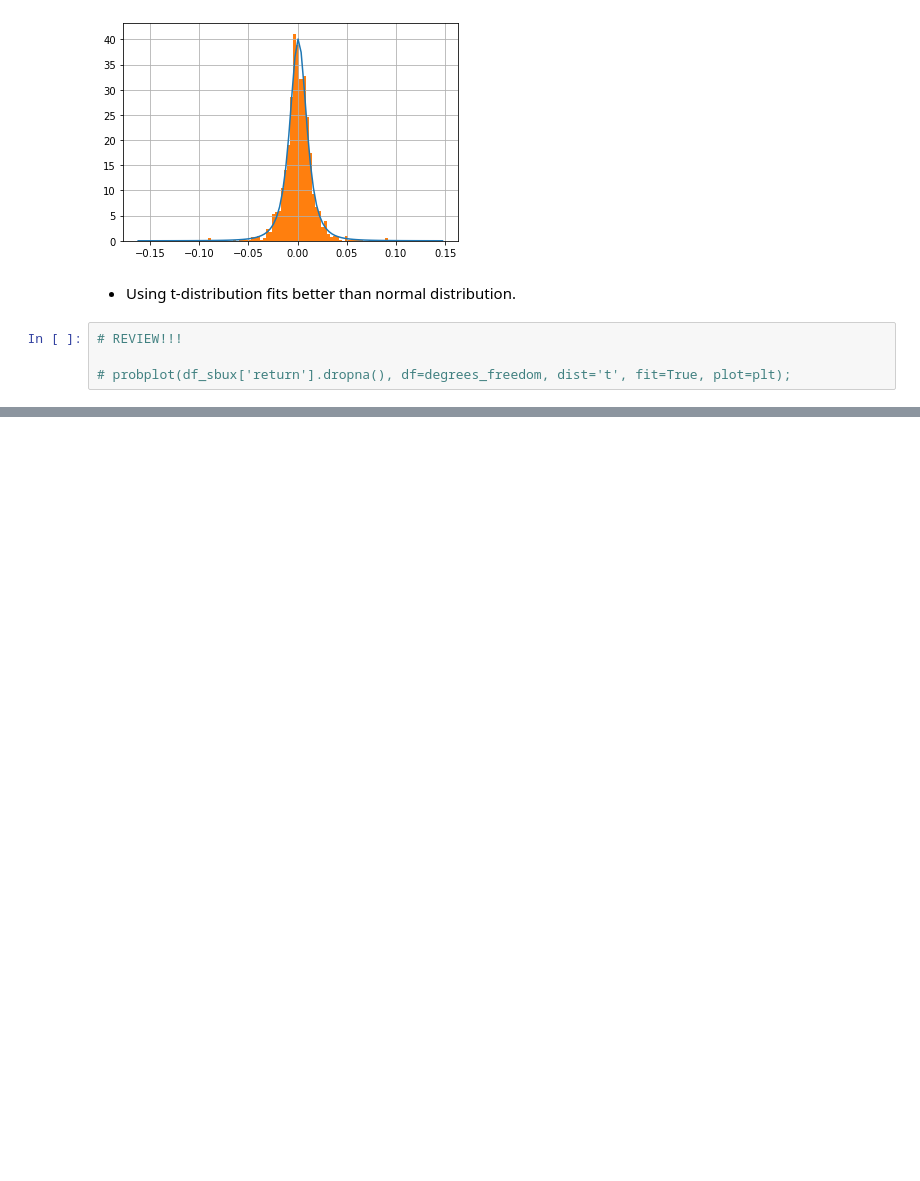
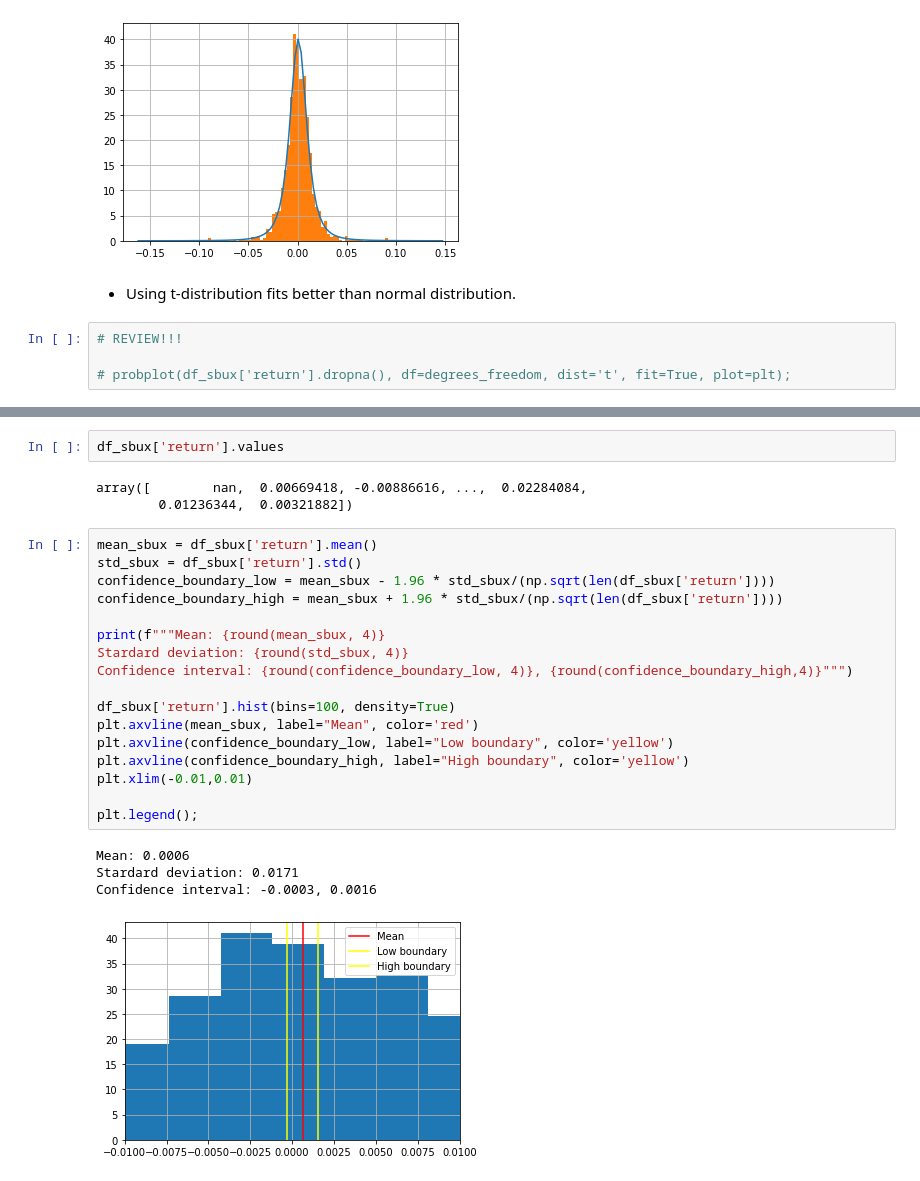
Before and after one commit to cafe-com-analytics/financial_engineering_suto, a Jupyter notebook: section_02_financial_basics/s02_04_financial_data_statistics.ipynb, the cells around one changed output, grey strips where cells are left out. Saved outputs shown, nothing was run; the diff lists cells and outputs as text; blank space fills up the shorter version.

```diff
--- a/section_02_financial_basics/s02_04_financial_data_statistics.ipynb
+++ b/section_02_financial_basics/s02_04_financial_data_statistics.ipynb
@@ -225,3 +227,30 @@ For a 95% confidence interval, we have:
 $$ \bar{X} - 1.96 \frac{\sigma}{\sqrt{N}} \leq \mu \leq \bar{X} + 1.96 \frac{\sigma}{\sqrt{N}}$$
 
 ![Confidence intervals](../images/s02_confidence_interval.png)
+# %%
+df_sbux['return'].values
+# %% [output]
+array([        nan,  0.00669418, -0.00886616, ...,  0.02284084,
+        0.01236344,  0.00321882])
+# %%
+mean_sbux = df_sbux['return'].mean()
+std_sbux = df_sbux['return'].std()
+confidence_boundary_low = mean_sbux - 1.96 * std_sbux/(np.sqrt(len(df_sbux['return'])))
+confidence_boundary_high = mean_sbux + 1.96 * std_sbux/(np.sqrt(len(df_sbux['return'])))
+
+print(f"""Mean: {round(mean_sbux, 4)}
+Stardard deviation: {round(std_sbux, 4)}
+Confidence interval: {round(confidence_boundary_low, 4)}, {round(confidence_boundary_high,4)}""")
+
+df_sbux['return'].hist(bins=100, density=True)
+plt.axvline(mean_sbux, label="Mean", color='red')
+plt.axvline(confidence_boundary_low, label="Low boundary", color='yellow')
+plt.axvline(confidence_boundary_high, label="High boundary", color='yellow')
+plt.xlim(-0.01,0.01)
+
+plt.legend();
+# %% [output]
+Mean: 0.0006
+Stardard deviation: 0.0171
+Confidence interval: -0.0003, 0.0016
+[figure, added]
```
Also changed, not shown: parts of 15 cells of this notebook, 5 other files.
